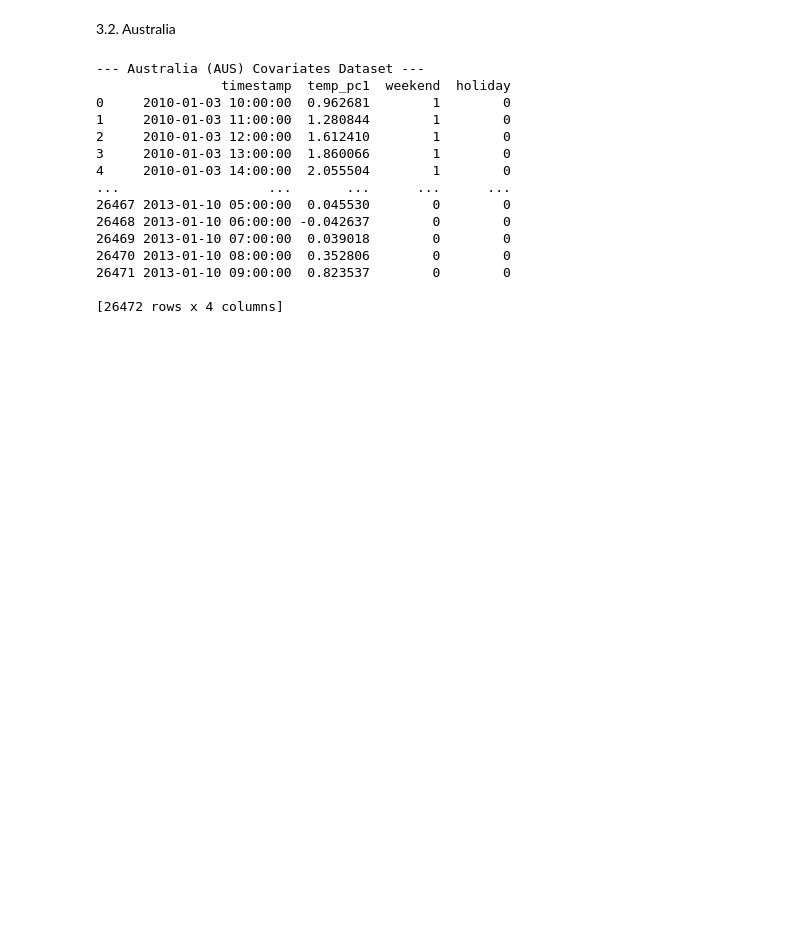
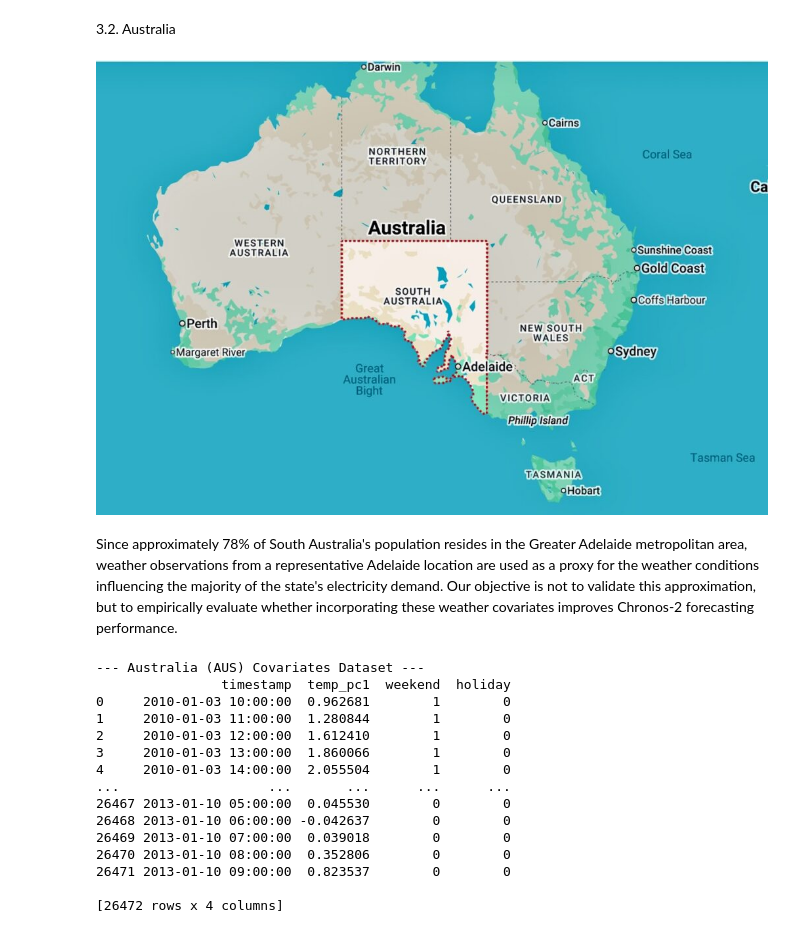
Before and after one commit to schmetti-kim/RCS_time_series_forecasting_electric_load, a Jupyter notebook: chronos_research/main.ipynb, the cells around one changed output. Cells and saved outputs as stored; diff of their text form; code cells hidden in the pictures; blank space fills up the shorter version.

```diff
--- a/chronos_research/main.ipynb
+++ b/chronos_research/main.ipynb
@@ -260,6 +261,13 @@ Box plots successfully created and saved.
 ## 3 — Load and Preprocess Covariates
 # %% [markdown]
 3.2. Australia
+# %%
+display(Image(DATA_DIR / "Images/SAonMapofAustralia-1024x694.jpeg"))
+# %% [output]
+[figure, added]
+# %% [markdown]
+
+Since approximately 78% of South Australia's population resides in the Greater Adelaide metropolitan area, weather observations from a representative Adelaide location are used as a proxy for the weather conditions influencing the majority of the state's electricity demand. Our objective is not to validate this approximation, but to empirically evaluate whether incorporating these weather covariates improves Chronos-2 forecasting performance.
 # %%
 # Approximately 78% of South Australia's population resides in the Greater Adelaide metropolitan area
 # (Reference: https://www.abs.gov.au/census/find-census-data/quickstats/2021/4GADE)
```
Also changed, not shown: parts of 17 cells of this notebook, 19 other files.
